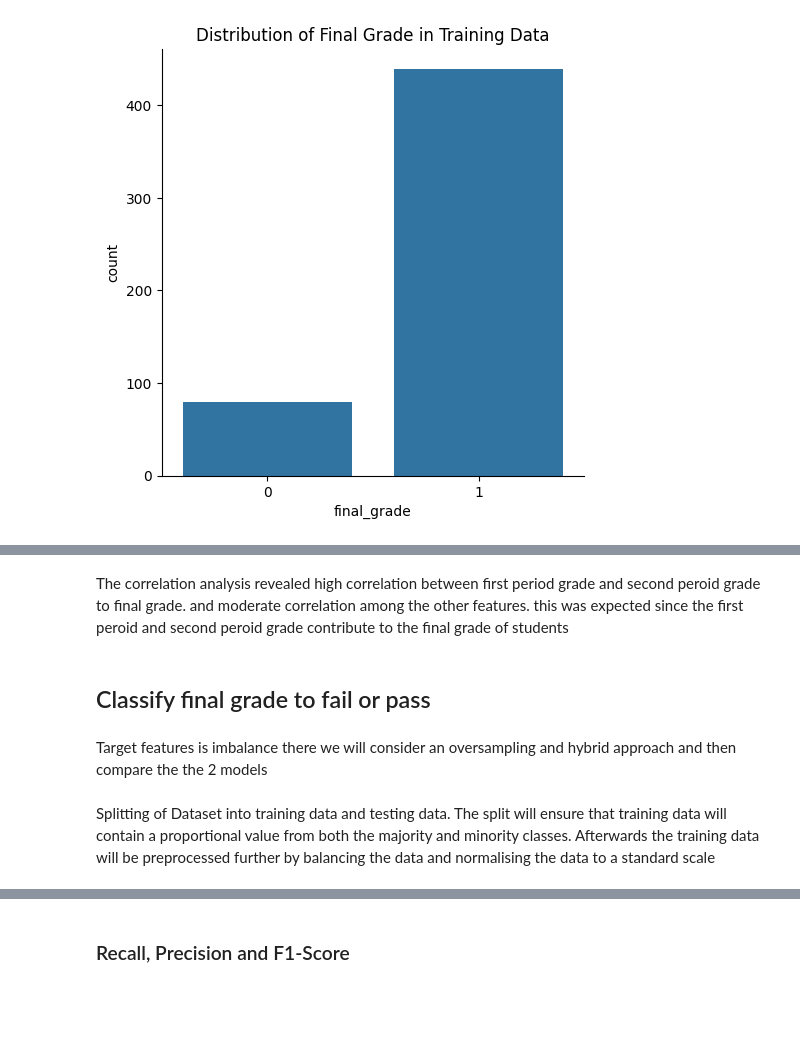
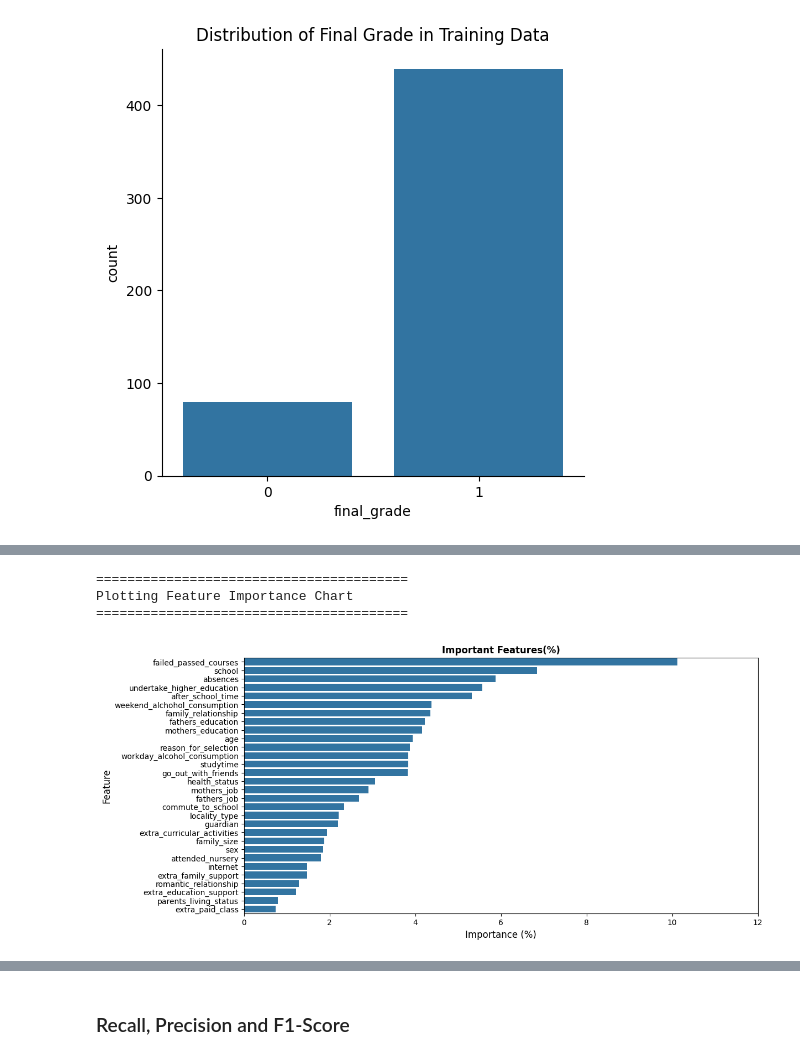
Before and after one commit to AdiBoye/machine_learning_capstone_project, a Jupyter notebook: src/Machine_Learning_Group.ipynb, the cells around one changed output, grey strips where cells are left out. Cells and saved outputs as stored; diff of their text form; code cells hidden in the pictures; blank space fills up the shorter version.

```diff
--- a/src/Machine_Learning_Group.ipynb
+++ b/src/Machine_Learning_Group.ipynb
@@ -613,9 +631,9 @@ data.drop(columns=['first_peroid_grade', 'second_peroid_grade'], inplace=True)
 2. Random Forest
 # %%
 #Random Forest cleaning model building pipeline
-print("="*40)
+print("="*60)
 print("Random Forest Classification and Feature Selection Pipeline Creation")
-print("="*40)
+print("="*60)
 print('importing Random Forest Classifier')
 from sklearn.ensemble import RandomForestClassifier
 
@@ -633,10 +651,11 @@ preprocessor = ColumnTransformer(
 )
 
 print('Creating preprocessor and classification pipeline')
+#balanced_subsample was passed to ensure that it considers
 random_forest_pipeline = Pipeline(steps=[
     ('preprocessing', preprocessor),
     ('random forest classifier', RandomForestClassifier(n_estimators=100,
-                                    random_state = 42 )
+                                    random_state = 42, class_weight='balanced_subsample')
     )
 ])
 # %% [output]
@@ -754,10 +773,17 @@ plt.show()
-# %% [markdown]
-The correlation analysis revealed high correlation between first period grade and second peroid grade to final grade. and moderate correlation among the other features. this was expected since the first peroid and second peroid grade contribute to the final grade of students
-# %% [markdown]
-## Classify final grade to fail or pass
-# %% [markdown]
-Target features is imbalance there we will consider an oversampling and hybrid approach and then compare the the 2 models
-# %% [markdown]
-Splitting of Dataset into training data and testing data.
-The split will ensure that training data will contain a proportional value from both the majority and minority classes.
-Afterwards the training data will be preprocessed further by balancing the data and normalising the data to a standard scale
+# %%
+print("="*40)
+print("Plotting Feature Importance Chart")
+print("="*40)
+
+plt.figure(figsize=(12, 6)) #figure size
+sns.barplot(data=feature_importance, x='Importance (%)', y='Feature')
+plt.title('Important Features(%)', fontweight='bold')
+plt.xlabel('Importance (%)', fontsize=12)
+plt.ylabel('Feature', fontsize=12)
+plt.xlim(0, 12)
+plt.show()
+# %% [output]
+========================================
+Plotting Feature Importance Chart
+========================================
+[figure, added]
```
Also changed, not shown: parts of 44 cells of this notebook.
